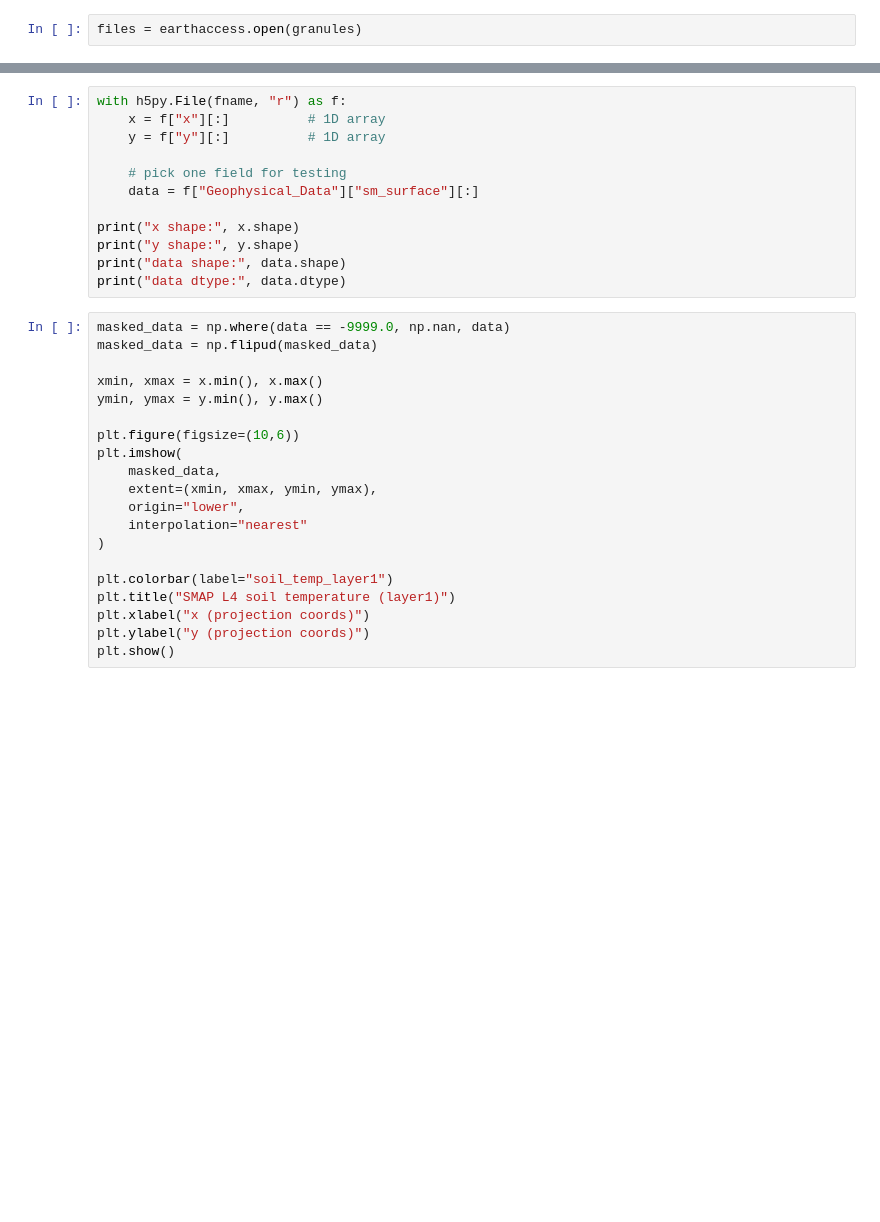
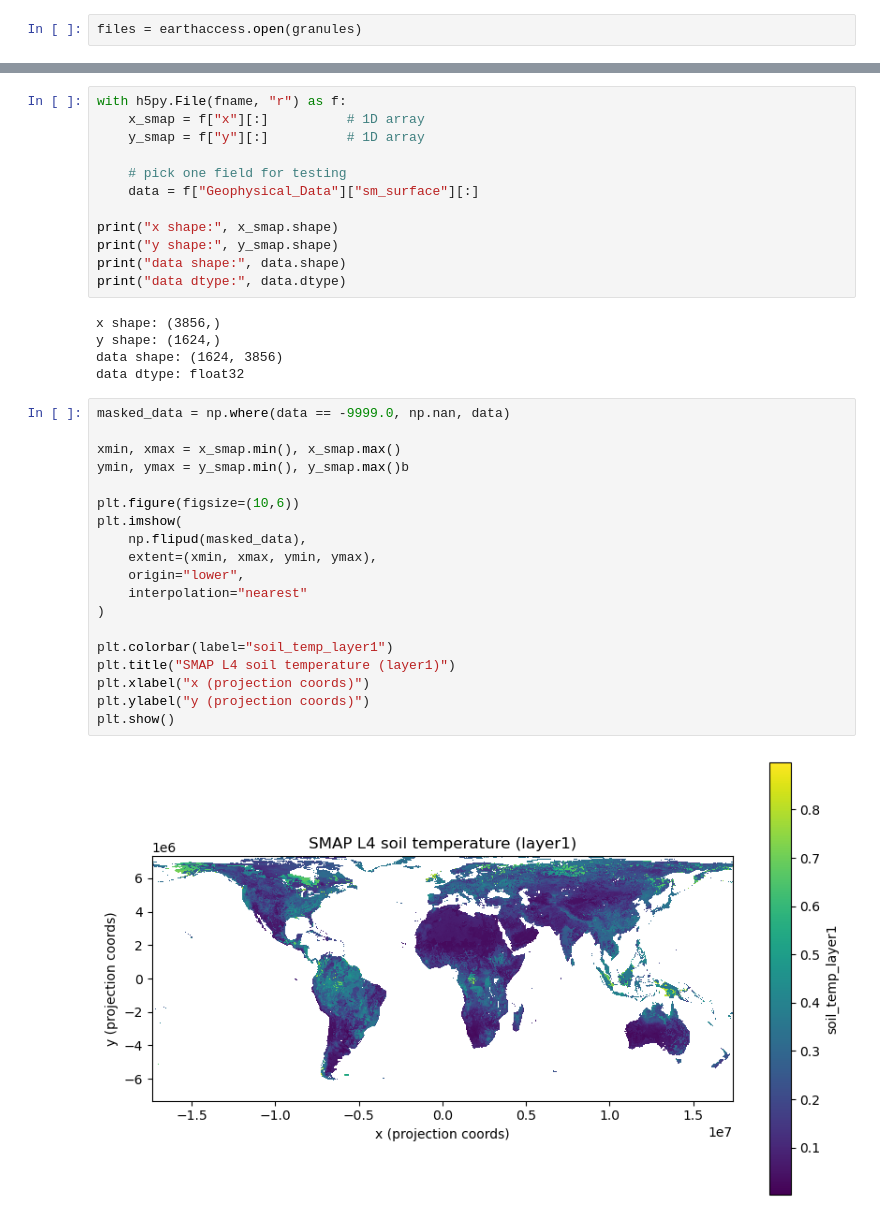
Before and after one commit to openwfm/ml_fmda, a Jupyter notebook: docs/retrieve_smapL4_tutorial.ipynb, the cells around one changed output, grey strips where cells are left out. Saved outputs shown, nothing was run; the diff lists cells and outputs as text; blank space fills up the shorter version.

Commit message:
update SMAP tutorial - join with HRRR and validate visually

```diff
--- a/docs/retrieve_smapL4_tutorial.ipynb
+++ b/docs/retrieve_smapL4_tutorial.ipynb
@@ -69,32 +105,38 @@ print(sm_vars)
 # %%
 with h5py.File(fname, "r") as f:
-    x = f["x"][:]          # 1D array
-    y = f["y"][:]          # 1D array
+    x_smap = f["x"][:]          # 1D array
+    y_smap = f["y"][:]          # 1D array
 
     # pick one field for testing
     data = f["Geophysical_Data"]["sm_surface"][:]
 
-print("x shape:", x.shape)
-print("y shape:", y.shape)
+print("x shape:", x_smap.shape)
+print("y shape:", y_smap.shape)
 print("data shape:", data.shape)
 print("data dtype:", data.dtype)
+# %% [output]
+x shape: (3856,)
+y shape: (1624,)
+data shape: (1624, 3856)
+data dtype: float32
 # %%
 masked_data = np.where(data == -9999.0, np.nan, data)
-masked_data = np.flipud(masked_data)
 
-xmin, xmax = x.min(), x.max()
-ymin, ymax = y.min(), y.max()
+xmin, xmax = x_smap.min(), x_smap.max()
+ymin, ymax = y_smap.min(), y_smap.max()b
 
 plt.figure(figsize=(10,6))
 plt.imshow(
-    masked_data,
+    np.flipud(masked_data),
     extent=(xmin, xmax, ymin, ymax),
     origin="lower",
     interpolation="nearest"
 )
 
 plt.colorbar(label="soil_temp_layer1")
 plt.title("SMAP L4 soil temperature (layer1)")
 plt.xlabel("x (projection coords)")
 plt.ylabel("y (projection coords)")
 plt.show()
+# %% [output]
+[figure, added]
```
Also changed, not shown: parts of 27 cells of this notebook.
